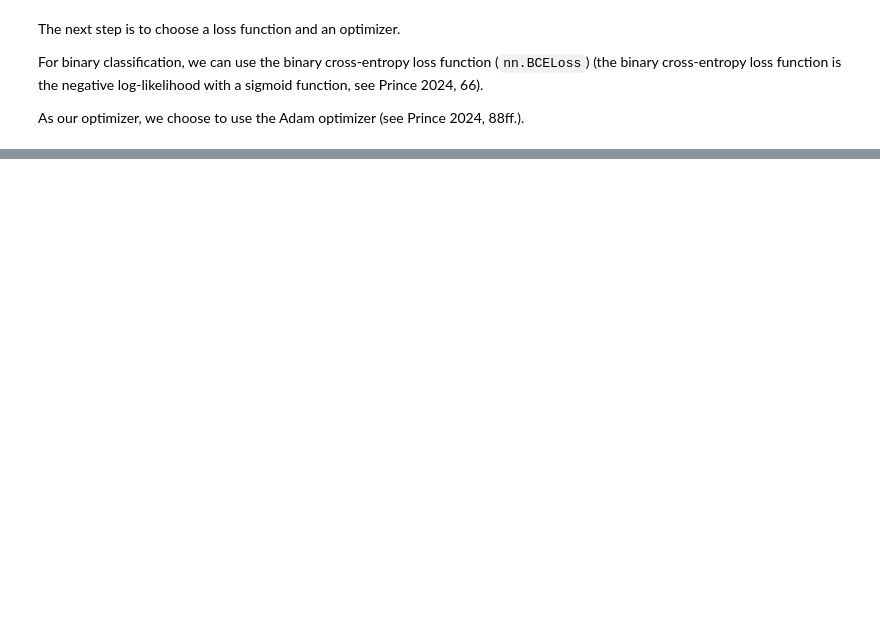
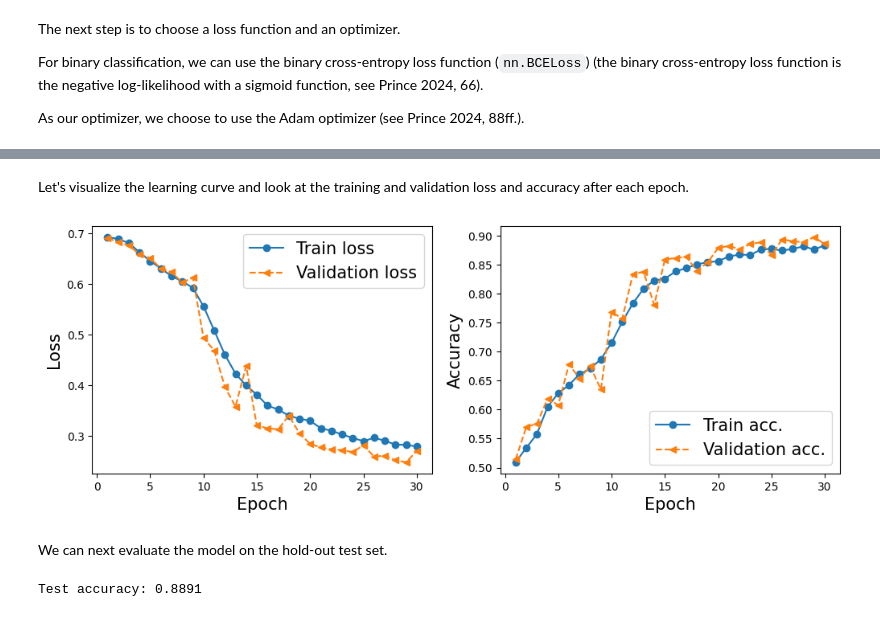
Before and after one commit to retowuest/uib-dl-2024, a Jupyter notebook: nb-3.ipynb, the cells around one changed output, grey strips where cells are left out. Saved outputs shown, nothing was run; the diff lists cells and outputs as text; code cells hidden in the pictures; blank space fills up the shorter version.

```diff
--- a/nb-3.ipynb
+++ b/nb-3.ipynb
@@ -83,7 +83,7 @@ transform_train = transforms.Compose([ # the Compose method composes several tra
     transforms.RandomCrop([178, 178]),
     transforms.RandomHorizontalFlip(),
     transforms.Resize([64, 64]), # resize image to common size of 64x64
-    transforms.ToTensor() # converts the PIL image to tensor
+    transforms.ToTensor(), # converts the PIL image to tensor
 ])
 # %% [markdown]
 We will apply the data augmentation transformations only to the training set and not to the validation and test sets. For the validation and test sets, we will simply crop and resize the images (so that the images from all three sets have the same size).
@@ -136,7 +138,7 @@ Next, we will define a separate function `transform_train`, which crops and resi
 transform = transforms.Compose([
     transforms.CenterCrop([178, 178]),
     transforms.Resize([64, 64]),
-    transforms.ToTensor()
+    transforms.ToTensor(),
 ])
 
 # Apply transform function to validation and test sets
@@ -188,10 +190,12 @@ train_dl = DataLoader(celeba_train,
                       shuffle=True) # if argument shuffle=True, then examples are reshuffled
 
 valid_dl = DataLoader(celeba_valid,
-                      batch_size, shuffle=True)
+                      batch_size,
+                      shuffle=False)
 
 test_dl = DataLoader(celeba_test,
-                     batch_size, shuffle=True)
+                     batch_size,
+                     shuffle=False)
 # %% [markdown]
 Now that the data loaders are ready, we can develop our CNN model and train and evaluate in on the data.
 # %% [markdown]
@@ -322,6 +294,10 @@ The next step is to choose a loss function and an optimizer.
 For binary classification, we can use the binary cross-entropy loss function (`nn.BCELoss`) (the binary cross-entropy loss function is the negative log-likelihood with a sigmoid function, see Prince 2024, 66).
 
 As our optimizer, we choose to use the Adam optimizer (see Prince 2024, 88ff.).
+# %%
+# Select device
+device = torch.device("cpu")
+model = model.to(device)
 # %%
 # Specify loss function and optimizer
 loss_fn = nn.BCELoss()
@@ -383,0 +369,49 @@ KeyboardInterrupt:
+# %% [markdown]
+Let's visualize the learning curve and look at the training and validation loss and accuracy after each epoch.
+# %%
+# Import numpy library
+import numpy as np
+
+# Define x-axis
+x_arr = np.arange(len(hist[0])) + 1
+
+# Create figure
+fig = plt.figure(figsize=(12, 4))
+ax = fig.add_subplot(1, 2, 1) # 1x2 grid, first subplot
+ax.plot(x_arr, hist[0], "-o", label="Train loss")
+ax.plot(x_arr, hist[1], "--<", label="Validation loss")
+ax.legend(fontsize=15)
+ax.set_xlabel("Epoch", size=15)
+ax.set_ylabel("Loss", size=15)
+
+ax = fig.add_subplot(1, 2, 2) # 1x2 grid, second subplot
+ax.plot(x_arr, hist[2], "-o", label="Train acc.")
+ax.plot(x_arr, hist[3], "--<", label="Validation acc.")
+ax.legend(fontsize=15)
+ax.set_xlabel("Epoch", size=15)
+ax.set_ylabel("Accuracy", size=15)
+
+plt.show();
+# %% [output]
+[figure, added]
+# %% [markdown]
+We can next evaluate the model on the hold-out test set.
+# %%
+# Initialize container for test accuracy
+accuracy_test = 0
+
+# Apply model to test set
+model.eval()
+with torch.no_grad():
+    for x_batch, y_batch in test_dl:
+        x_batch = x_batch.to(device)
+        y_batch = y_batch.to(device)
+        pred = model(x_batch)[:, 0]
+        is_correct = ((pred>=0.5).float() == y_batch).float()
+        accuracy_test += is_correct.sum().cpu()
+
+accuracy_test /= len(test_dl.dataset)
+
+print(f"Test accuracy: {accuracy_test:.4f}")
+# %% [output]
+Test accuracy: 0.8891
```
Also changed, not shown: parts of 13 cells of this notebook.
